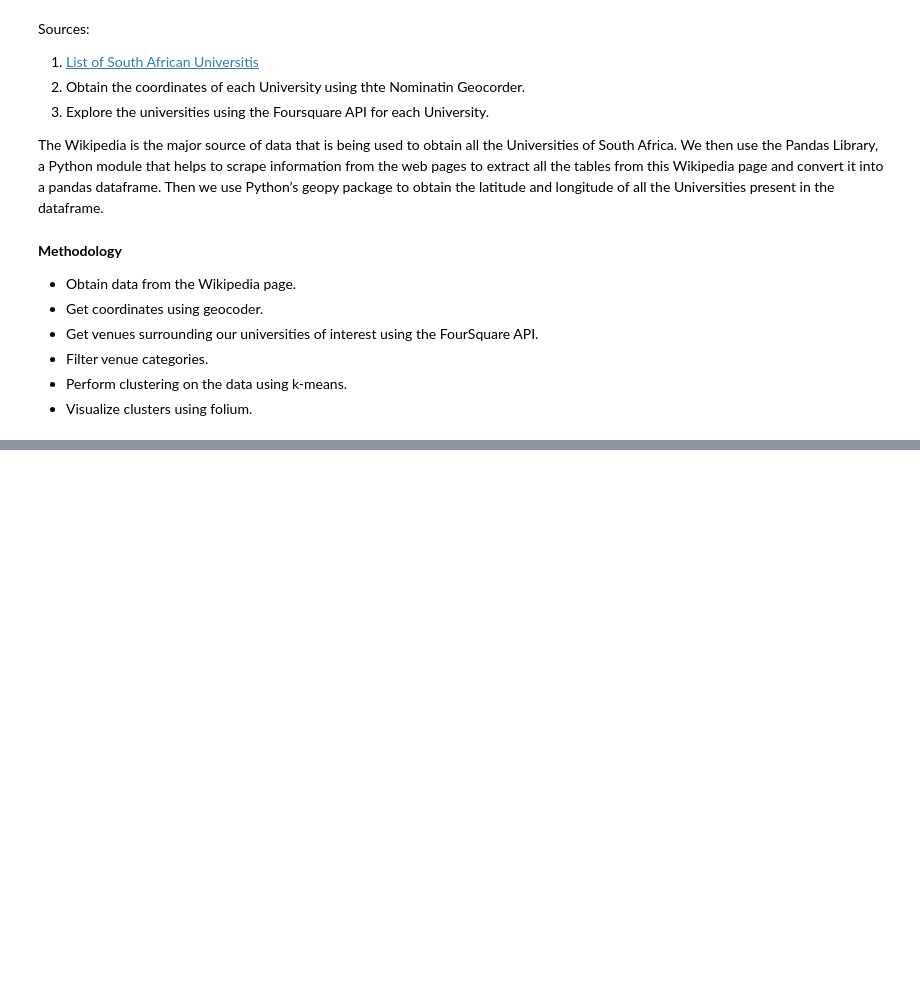
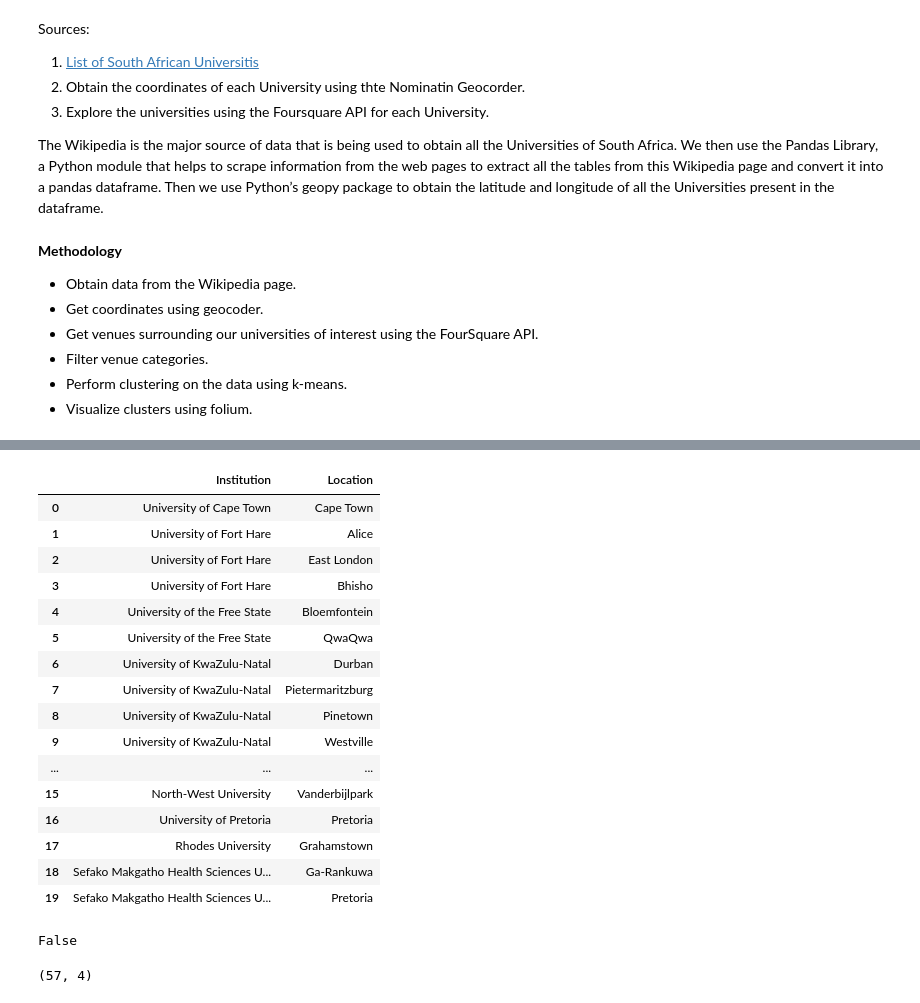
Before and after one commit to phyllsmoyo/Coursera_Capstone, a Jupyter notebook: Capstone_Project_The_Battle_of_Neighborhoods.ipynb, the cells around one changed output, grey strips where cells are left out. Saved outputs shown, nothing was run; the diff lists cells and outputs as text; code cells hidden in the pictures; blank space fills up the shorter version.

```diff
--- a/Capstone_Project_The_Battle_of_Neighborhoods.ipynb
+++ b/Capstone_Project_The_Battle_of_Neighborhoods.ipynb
@@ -43,0 +76,3 @@ The Wikipedia is the major source of data that is being used to obtain all the U
+# %%
+table = pd.read_html(url, flavor=['lxml', 'bs4'])
+print(f'Total tables in the url: {len(table)}')
@@ -43,0 +83,6 @@ The Wikipedia is the major source of data that is being used to obtain all the U
+# %%
+table1 = table[0]
+table2 = table[1]
+table3 = table[2]
+
+df_uni = pd.concat([table1, table2, table3])
@@ -43,0 +106,3 @@ The Wikipedia is the major source of data that is being used to obtain all the U
+# %%
+df = df_uni[['Institution', 'Location(s)']]
+df = df.rename(columns={'Location(s)': 'Location'})
@@ -43,0 +111,6 @@ The Wikipedia is the major source of data that is being used to obtain all the U
+# %%
+#Split the universities to for each campus in each location and reset index
+df = df.assign(Location=df['Location'].str.split(',')).explode('Location').reset_index(drop=True)
+
+#View the resulting DataFrame to c heck if the split worked correctly
+df[df['Institution'] == 'Vaal University of Technology']
@@ -43,0 +124,37 @@ The Wikipedia is the major source of data that is being used to obtain all the U
+# %%
+#Drop University of Pretoria - Johannesburg as there is no campus in Johannesburg.
+df.drop(index=17, inplace=True)
+
+#Remove University of South Africa from the DataFrame as it is a long distance University.
+filter = (df['Institution'] == 'University of South Africa')
+df = df[~filter].reset_index(drop=True)
+df.head(20)
+# %% [output]
+|  | Institution | Location |
+| 0 | University of Cape Town | Cape Town |
+| 1 | University of Fort Hare | Alice |
+| 2 | University of Fort Hare | East London |
+| 3 | University of Fort Hare | Bhisho |
+| 4 | University of the Free State | Bloemfontein |
+| 5 | University of the Free State | QwaQwa |
+| 6 | University of KwaZulu-Natal | Durban |
+| 7 | University of KwaZulu-Natal | Pietermaritzburg |
+| 8 | University of KwaZulu-Natal | Pinetown |
+| 9 | University of KwaZulu-Natal | Westville |
+| ... | ... | ... |
+| 15 | North-West University | Vanderbijlpark |
+| 16 | University of Pretoria | Pretoria |
+| 17 | Rhodes University | Grahamstown |
+| 18 | Sefako Makgatho Health Sciences U... | Ga-Rankuwa |
+| 19 | Sefako Makgatho Health Sciences U... | Pretoria |
+# %%
+#Check if the DataFrame has any duplicates.
+df.duplicated().any()
+# %% [output]
+False
+# %%
+df["Latitude"] = ""
+df["Longitude"] = ""
+df.shape
+# %% [output]
+(57, 4)
```
Also changed, not shown: parts of 25 cells of this notebook.
